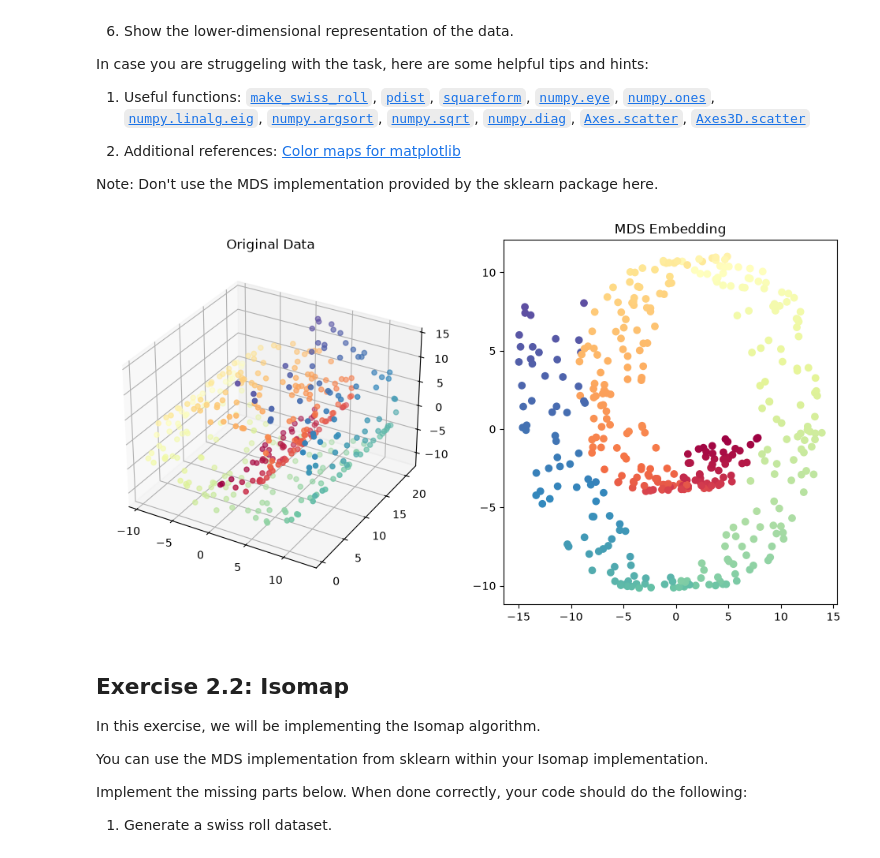
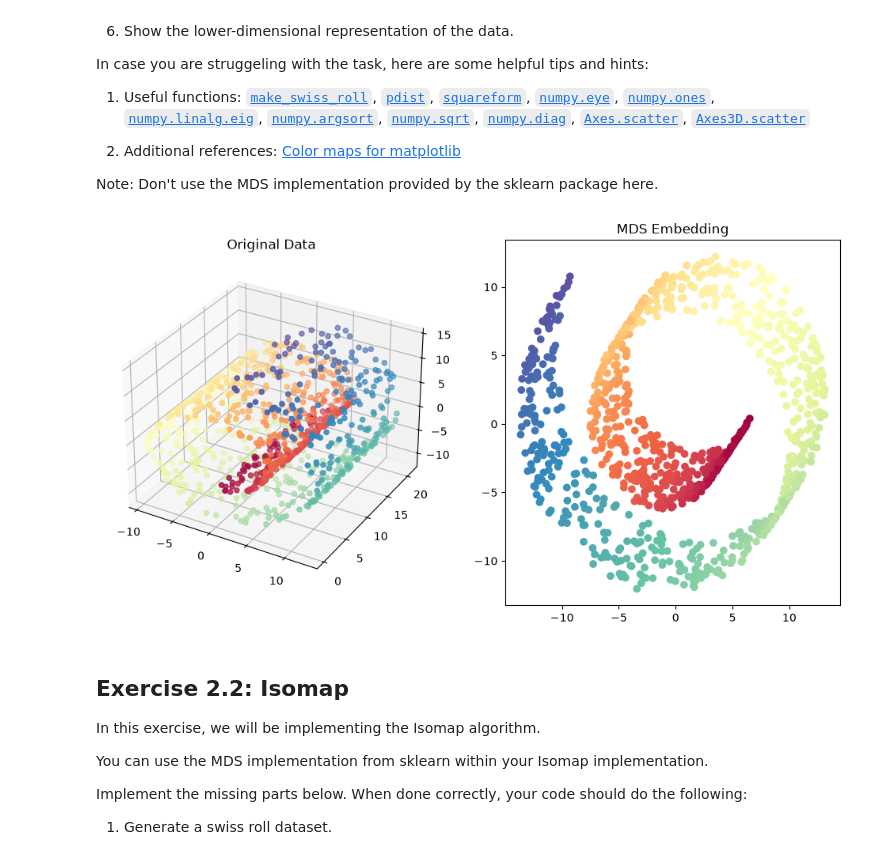
Before and after one commit to ESchmied/cs5450_fork, a Jupyter notebook: exercise_2.ipynb, the cells around one changed output. Saved outputs shown, nothing was run; the diff lists cells and outputs as text; code cells hidden in the pictures.

```diff
--- a/exercise_2.ipynb
+++ b/exercise_2.ipynb
@@ -50,7 +50,7 @@ from sklearn.datasets import make_swiss_roll
 ## Define variables
 
 # TODO n_samples : number of random samples (observations)
-n_samples = 400
+n_samples = 1000
 
 # n_dims : number of dimensions of the embedding
 n_dims = 2
@@ -77,34 +77,34 @@ centering = I - O / n_samples
 # TODO compute the gram matrix B (c.f. page 15)
 gram = -0.5 * centering @ distances_squared @ centering
 
 # TODO compute its eigenvectors and eigenvalues (eig)
 eig_values, eig_vectors = np.linalg.eigh(gram)
 
 # TODO sort the eigenvalues and its corresponding eigenvectors (descending!)
 permutation = np.argsort(eig_values)[::-1]
 eig_vectors = eig_vectors[:, permutation]
 eig_values = eig_values[permutation]
 
 # TODO calculate the square root of the eigenvalues (note: add offset to avoid negative numbers from small numerical errors)
 epsilon = 0.001
 eig_values_root = np.sqrt(np.maximum(eig_values, epsilon))
 
 # TODO reduce dimensions (c.f. equation 1.20)
 data_mds = eig_vectors[:, :n_dims] * eig_values_root[:n_dims]
 
 # TODO visualize both the original data and its embedding (add_subplot, scatter)
 from mpl_toolkits.mplot3d import Axes3D
 fig = plt.figure(figsize = (12,6))
 ax = fig.add_subplot(121, projection='3d') #get Axes3D object for subplot
 ax.scatter(data[:, 0], data[:, 1], data[:, 2], c=color, cmap=plt.cm.Spectral) #3d plot here
 ax.set_title('Original Data')
 
 ax = fig.add_subplot(122) #get Axes object for subplot
 ax.scatter(data_mds[:, 0], data_mds[:, 1], c=color, cmap=plt.cm.Spectral) # 2d plot here
 ax.set_title('MDS Embedding')
 plt.show()
 # %% [output]
-[figure, old version]
+[figure, new version]
 # %% [markdown]
 ## Exercise 2.2: Isomap
 
```
Also changed, not shown: parts of 9 cells of this notebook.
